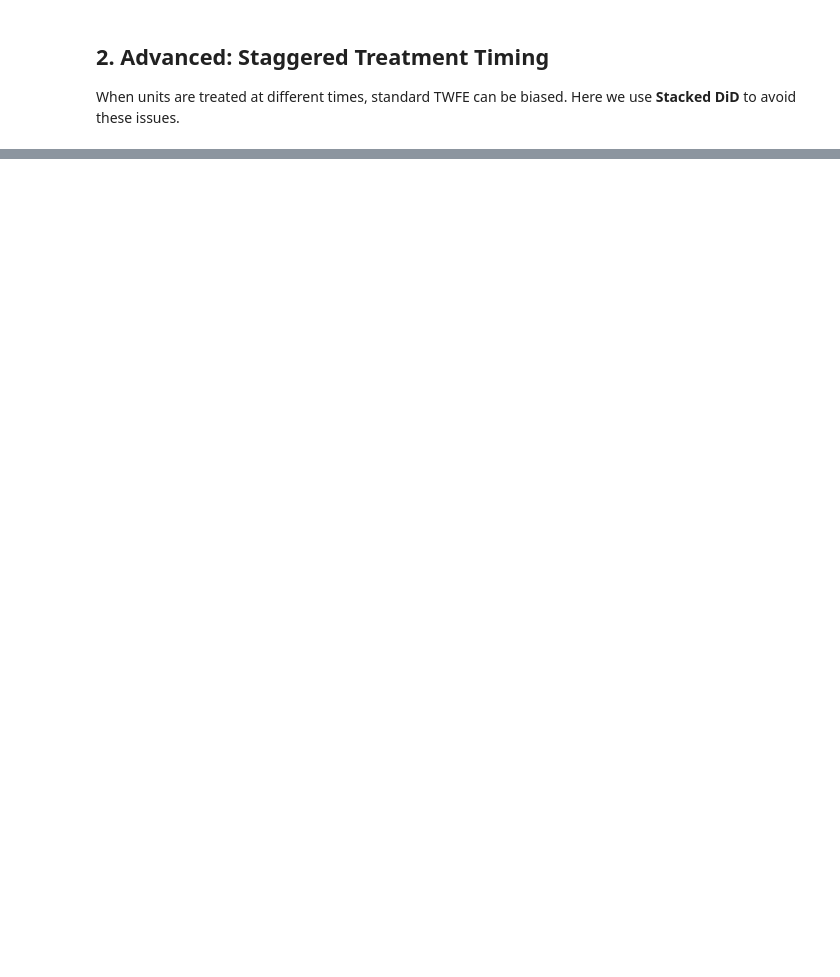
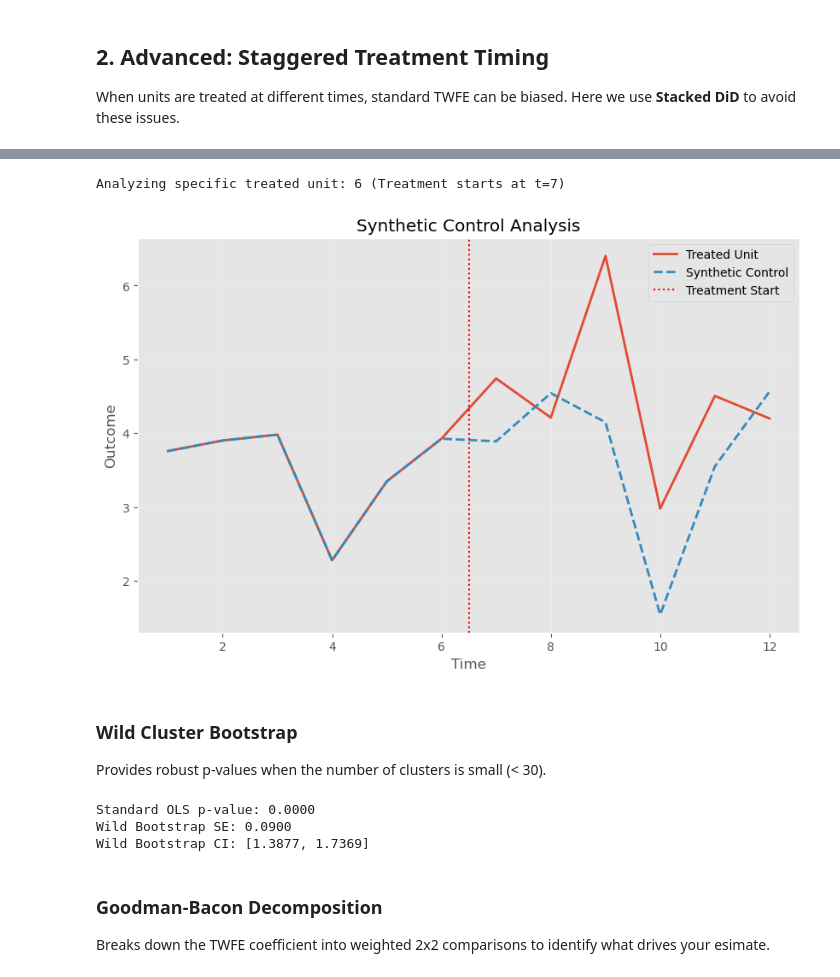
Before and after one commit to AntonEbsen/Demography, a Jupyter notebook: translation_of_STATA_code/notebooks/did_template.ipynb, the cells around one changed output, grey strips where cells are left out. Saved outputs shown, nothing was run; the diff lists cells and outputs as text; code cells hidden in the pictures; blank space fills up the shorter version.

```diff
--- a/translation_of_STATA_code/notebooks/did_template.ipynb
+++ b/translation_of_STATA_code/notebooks/did_template.ipynb
@@ -74,0 +81,37 @@ plt.show()
+# %%
+# Select one treated unit to analyze individually
+treated_unit = df[df['treated'] == 1]['unit'].iloc[0]
+treat_start = 7
+
+print(f"Analyzing specific treated unit: {treated_unit} (Treatment starts at t={treat_start})")
+
+res_sc, weights = synthetic_control(
+    df, y='y', unit='unit', time='time',
+    treated_unit=treated_unit, treat_start=treat_start
+)
+
+visualize_synthetic_control(res_sc, treat_start)
+plt.show()
+# %% [output]
+Analyzing specific treated unit: 6 (Treatment starts at t=7)
+[figure, added]
+# %% [markdown]
+### Wild Cluster Bootstrap
+Provides robust p-values when the number of clusters is small (< 30).
+# %%
+# Fit standard model first
+model = did_twfe(df, y='y', unit='unit', time='time', treated='treated', post='post', cluster='unit')
+
+print(f"Standard OLS p-value: {model.pvalues['did']:.4f}")
+
+# Run Wild Bootstrap (slower but robust)
+boot_res = wild_cluster_bootstrap(model, cluster_var='unit', n_boot=200)
+print(f"Wild Bootstrap SE: {boot_res['se_boot']:.4f}")
+print(f"Wild Bootstrap CI: [{boot_res['ci_lower']:.4f}, {boot_res['ci_upper']:.4f}]")
+# %% [output]
+Standard OLS p-value: 0.0000
+Wild Bootstrap SE: 0.0900
+Wild Bootstrap CI: [1.3877, 1.7369]
+# %% [markdown]
+### Goodman-Bacon Decomposition
+Breaks down the TWFE coefficient into weighted 2x2 comparisons to identify what drives your esimate.
```
Also changed, not shown: parts of 10 cells of this notebook, 1 other file.
